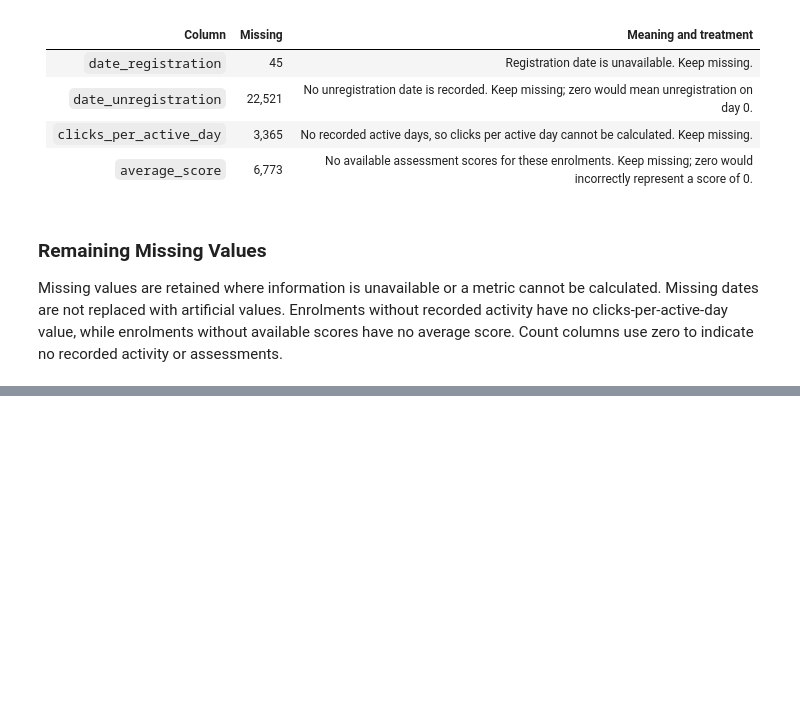
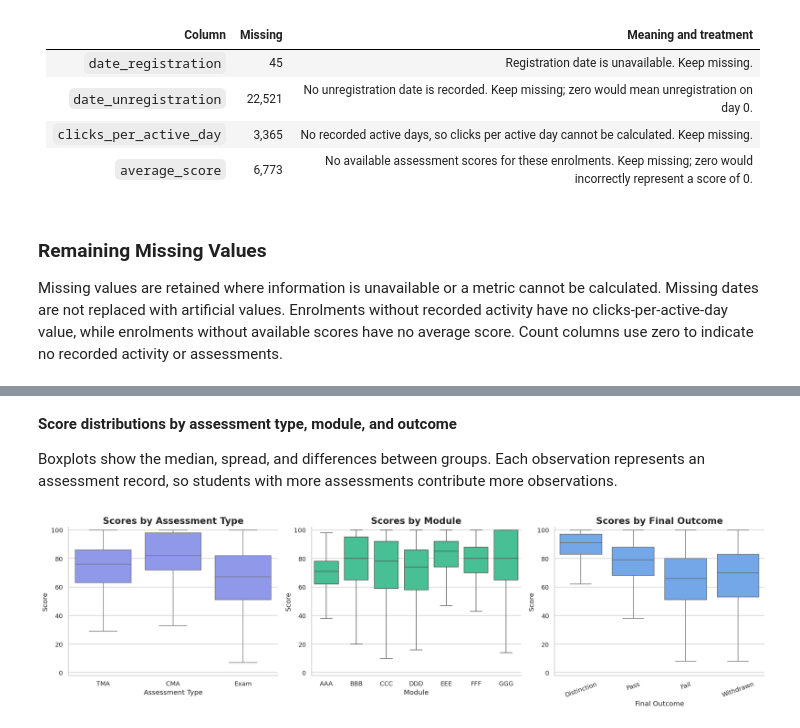
Before and after one commit to SruthiGS-Gito/sar-ai-early-warning-intervention-recommender, a Jupyter notebook: notebooks/student-academic-risk.ipynb, the cells around one changed output, grey strips where cells are left out. Drawn from its saved outputs; the diff is of its cells as text; code cells hidden in the pictures; blank space fills up the shorter version.

```diff
--- a/notebooks/student-academic-risk.ipynb
+++ b/notebooks/student-academic-risk.ipynb
@@ -622,0 +800,61 @@ Count columns use zero to indicate no recorded activity or assessments.
+# %% [markdown]
+**Score distributions by assessment type, module, and outcome**
+
+Boxplots show the median, spread, and differences between groups. Each observation represents an assessment record, so students with more assessments contribute more observations.
+# %%
+fig, axes = plt.subplots(1, 3, figsize=(18, 5))
+
+# Scores by assessment type
+sns.boxplot(
+    data=scored,
+    x="assessment_type",
+    y="score",
+    order=["TMA", "CMA", "Exam"],
+    color="#818CF8",
+    showfliers=False,
+    ax=axes[0]
+)
+
+axes[0].set_title("Scores by Assessment Type")
+axes[0].set_xlabel("Assessment Type")
+axes[0].set_ylabel("Score")
+
+# Scores by module
+sns.boxplot(
+    data=scored,
+    x="code_module",
+    y="score",
+    color="#34D399",
+    showfliers=False,
+    ax=axes[1]
+)
+
+axes[1].set_title("Scores by Module")
+axes[1].set_xlabel("Module")
+axes[1].set_ylabel("Score")
+
+# Scores by final outcome
+sns.boxplot(
+    data=scored,
+    x="final_result",
+    y="score",
+    order=order,
+    color="#60A5FA",
+    showfliers=False,
+    ax=axes[2]
+)
+
+axes[2].set_title("Scores by Final Outcome")
+axes[2].set_xlabel("Final Outcome")
+axes[2].set_ylabel("Score")
+axes[2].tick_params(axis="x", rotation=20)
+
+for ax in axes:
+    ax.set_ylim(-2, 102)
+
+plt.tight_layout()
+plt.savefig("/kaggle/working/assessment_score_comparisons.png",
+            dpi=300, bbox_inches="tight")
+plt.show()
+# %% [output]
+[figure, added]
```
Also changed, not shown: parts of 48 cells of this notebook.
